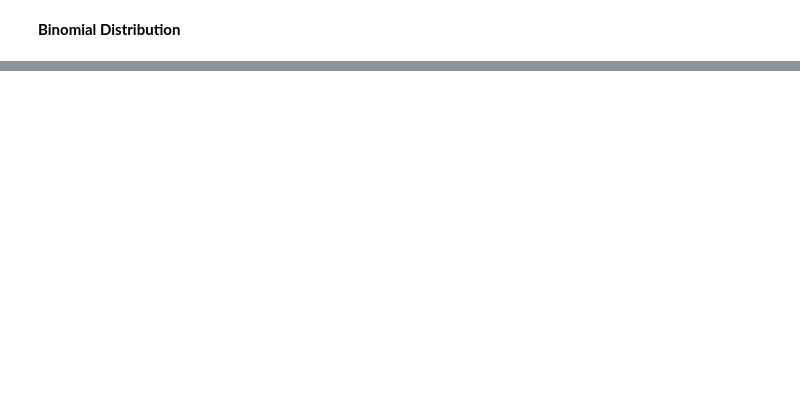
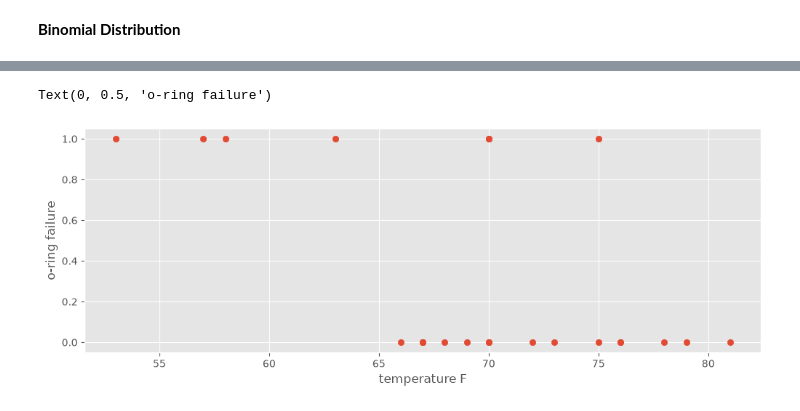
Before and after one commit to jeffreyparks/Probabilistic-Programming-and-Bayesian-Methods-for-Hackers, a Jupyter notebook: jeff_study/ch2.ipynb, the cells around one changed output, grey strips where cells are left out. Cells and saved outputs as stored; diff of their text form; code cells hidden in the pictures; blank space fills up the shorter version.

```diff
--- a/jeff_study/ch2.ipynb
+++ b/jeff_study/ch2.ipynb
@@ -378,0 +514,8 @@ __Binomial Distribution__
+# %%
+# Challenger problem
+
+data = np.genfromtxt("../Chapter2_MorePyMC/data/challenger_data.csv",
+                     skip_header=1, usecols=[1,2], missing_values='NA', delimiter=',')
+
+data = data[~np.isnan(data[:,1])]
+data
@@ -378,0 +540,7 @@ __Binomial Distribution__
+# %%
+plt.scatter(data[:,0], data[:,1])
+plt.xlabel('temperature F')
+plt.ylabel('o-ring failure')
+# %% [output]
+Text(0, 0.5, 'o-ring failure')
+[figure, added]
```
Also changed, not shown: parts of 32 cells of this notebook, 7 other files.
